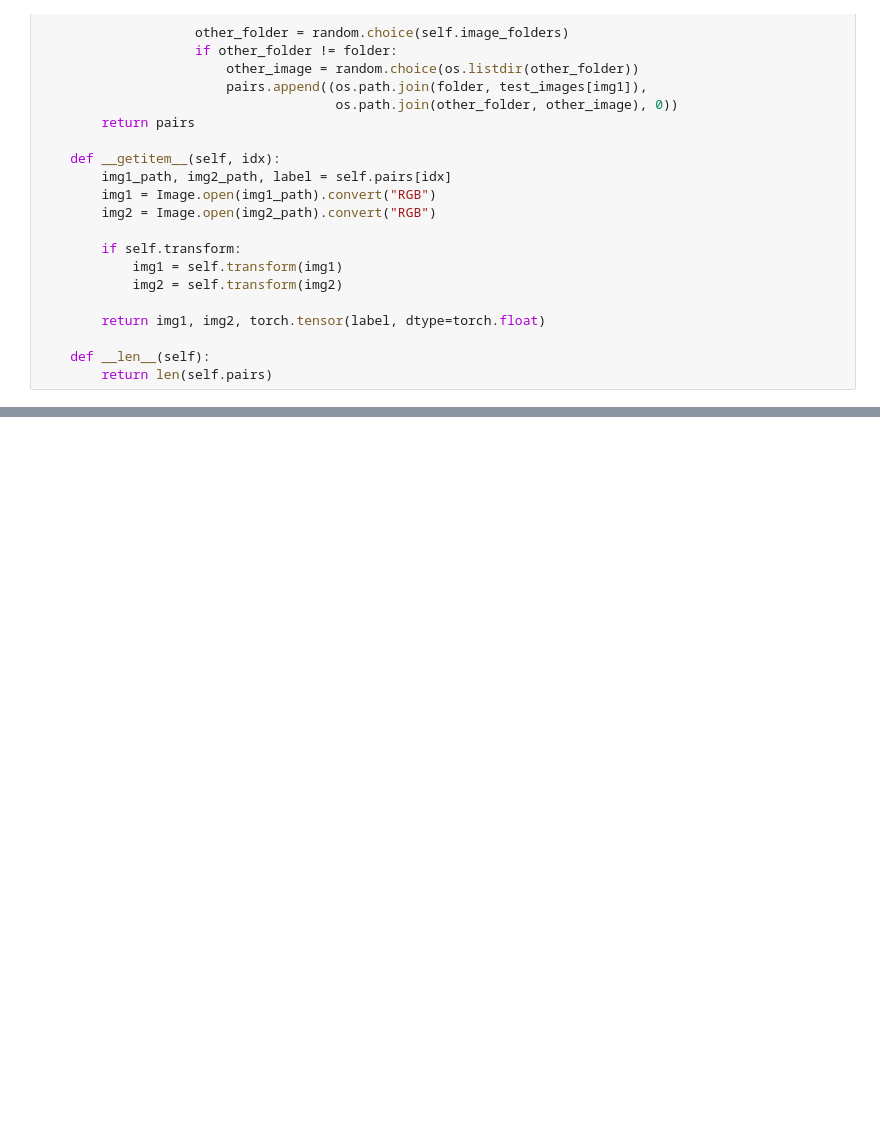
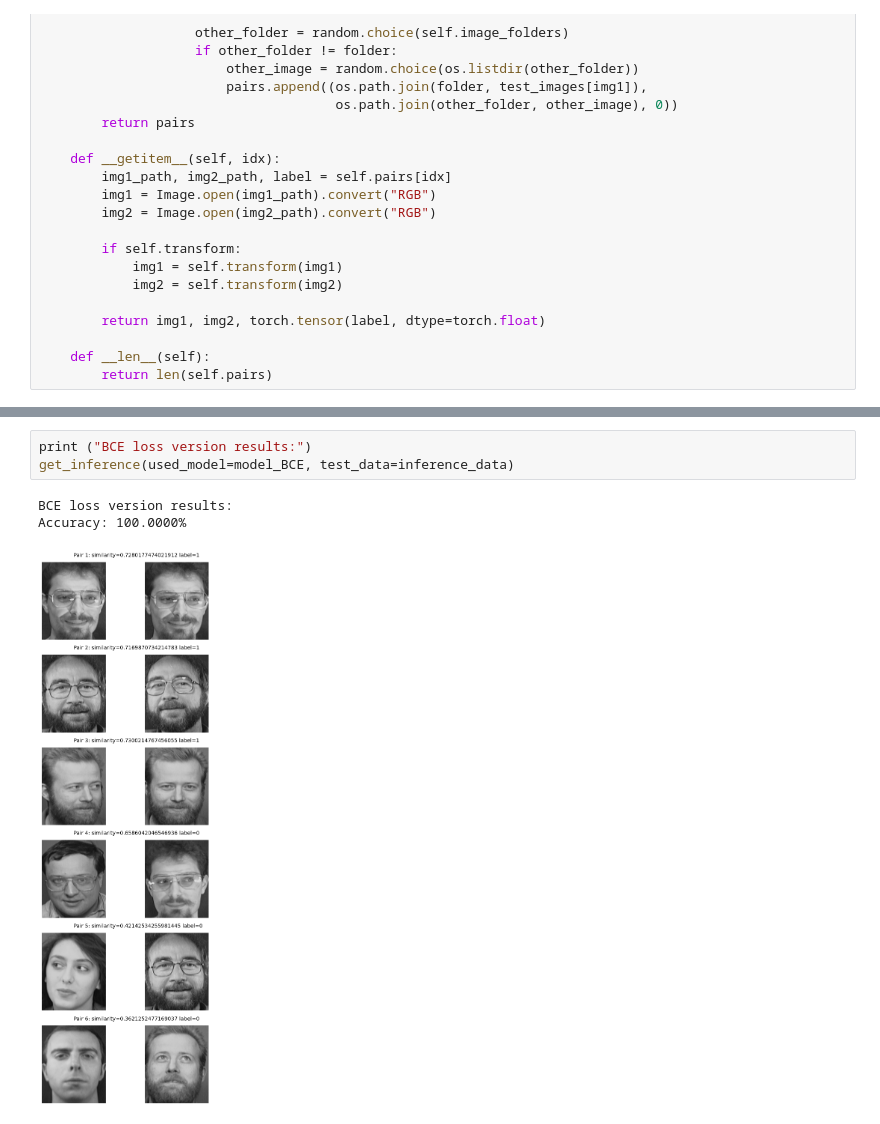
Before and after one commit to buklinfur/python_4semester, a Jupyter notebook: 2_lab_2.ipynb, the cells around one changed output, grey strips where cells are left out. Drawn from its saved outputs; the diff is of its cells as text; blank space fills up the shorter version.

```diff
--- a/2_lab_2.ipynb
+++ b/2_lab_2.ipynb
@@ -246,0 +446,7 @@ Epoch 10/10, Loss: 0.5166
+# %%
+print ("BCE loss version results:")
+get_inference(used_model=model_BCE, test_data=inference_data)
+# %% [output]
+BCE loss version results:
+Accuracy: 100.0000%
+[figure, added]
```
Also changed, not shown: parts of 14 cells of this notebook.
